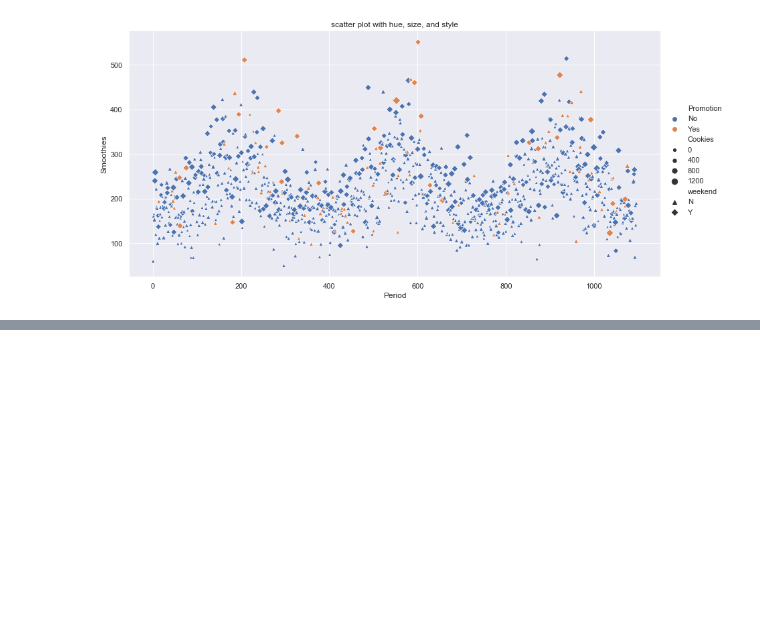
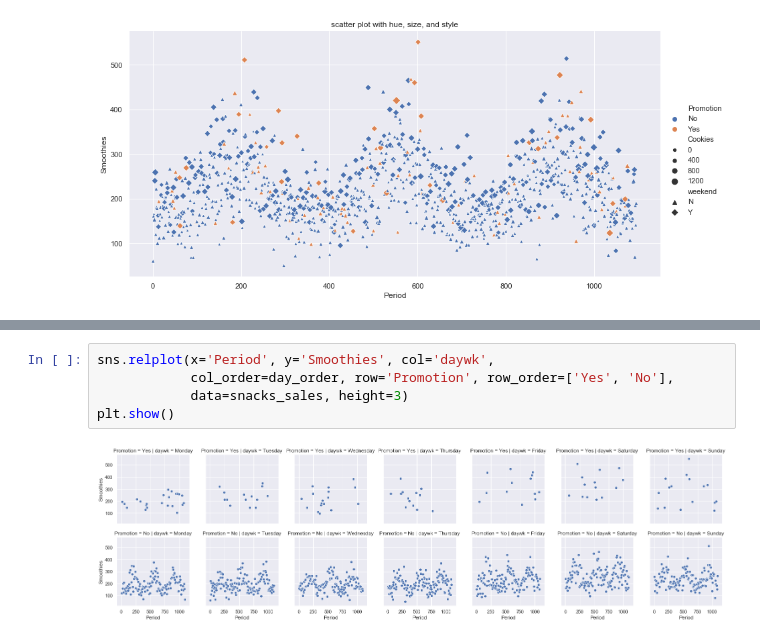
Before and after one commit to allaccountstaken/matplotlib, a Jupyter notebook: seaboard_workout.ipynb, the cells around one changed output, grey strips where cells are left out. Drawn from its saved outputs; the diff is of its cells as text; blank space fills up the shorter version.

```diff
--- a/seaboard_workout.ipynb
+++ b/seaboard_workout.ipynb
@@ -134,0 +142,7 @@ plt.show()
+# %%
+sns.relplot(x='Period', y='Smoothies', col='daywk',
+            col_order=day_order, row='Promotion', row_order=['Yes', 'No'],
+            data=snacks_sales, height=3)
+plt.show()
+# %% [output]
+[figure, added]
```
Also changed, not shown: parts of 5 cells of this notebook.
